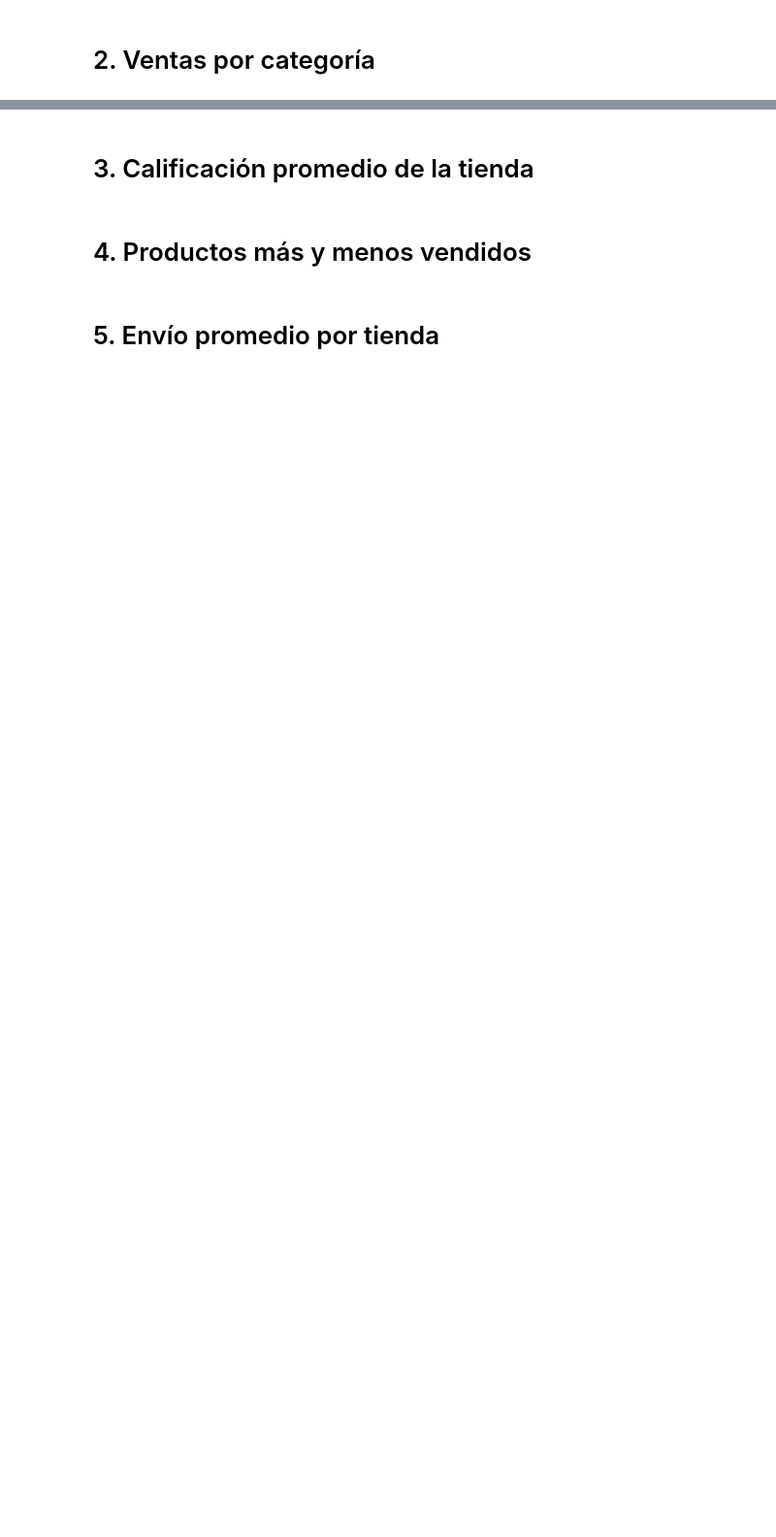
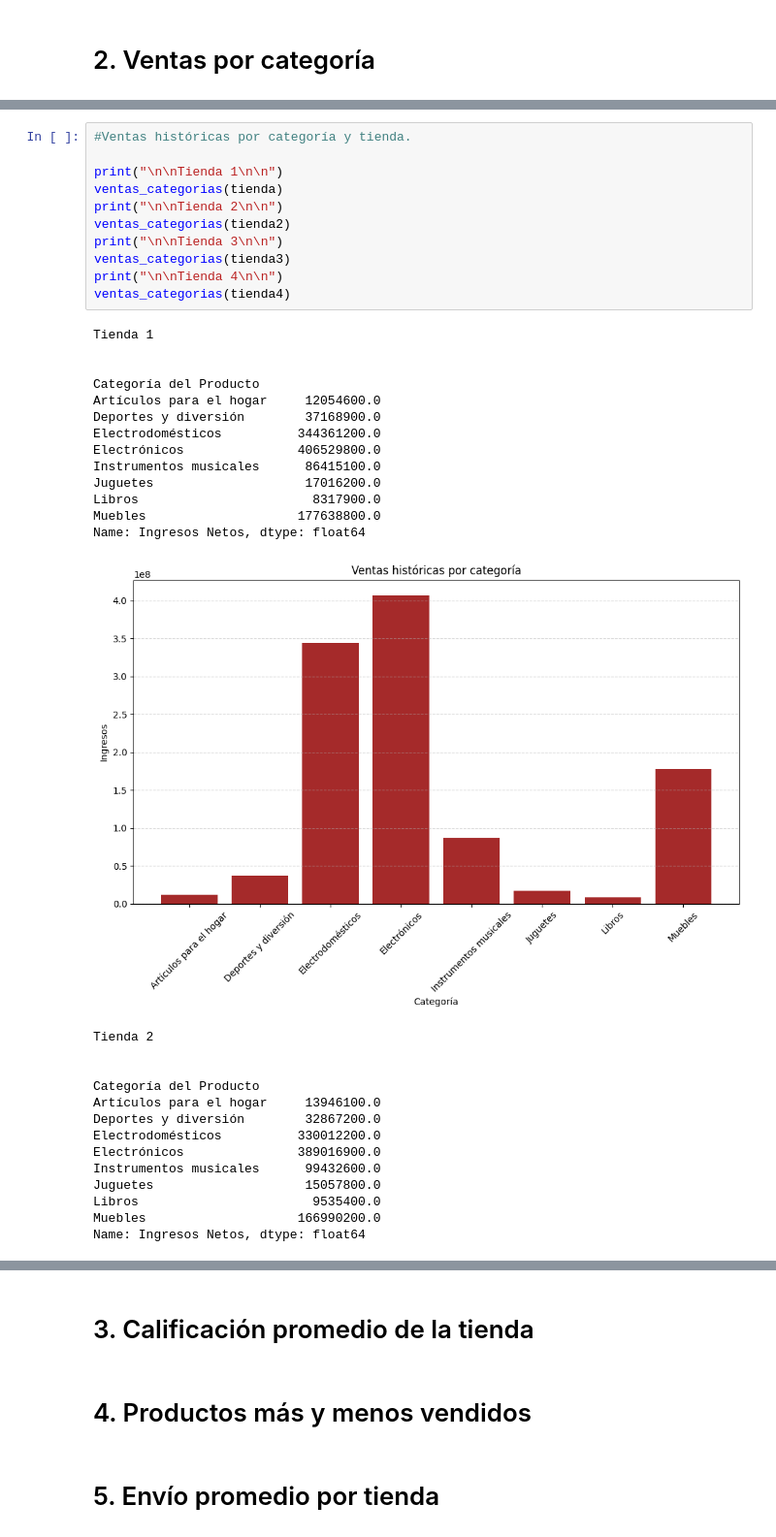
Before and after one commit to marsavil/challenge_1_ONE, a Jupyter notebook: AluraStoreLatam.ipynb, the cells around one changed output, grey strips where cells are left out. Shown at 97% size. Drawn from its saved outputs; the diff is of its cells as text; blank space fills up the shorter version.

```diff
--- a/AluraStoreLatam.ipynb
+++ b/AluraStoreLatam.ipynb
@@ -217,0 +173,39 @@ Name: Ingresos Netos, dtype: float64
+# %%
+#Ventas históricas por categoría y tienda.
+
+print("\n\nTienda 1\n\n")
+ventas_categorias(tienda)
+print("\n\nTienda 2\n\n")
+ventas_categorias(tienda2)
+print("\n\nTienda 3\n\n")
+ventas_categorias(tienda3)
+print("\n\nTienda 4\n\n")
+ventas_categorias(tienda4)
+# %% [output]
+Tienda 1
+
+
+Categoría del Producto
+Artículos para el hogar     12054600.0
+Deportes y diversión        37168900.0
+Electrodomésticos          344361200.0
+Electrónicos               406529800.0
+Instrumentos musicales      86415100.0
+Juguetes                    17016200.0
+Libros                       8317900.0
+Muebles                    177638800.0
+Name: Ingresos Netos, dtype: float64
+[figure, added]
+Tienda 2
+
+
+Categoría del Producto
+Artículos para el hogar     13946100.0
+Deportes y diversión        32867200.0
+Electrodomésticos          330012200.0
+Electrónicos               389016900.0
+Instrumentos musicales      99432600.0
+Juguetes                    15057800.0
+Libros                       9535400.0
+Muebles                    166990200.0
+Name: Ingresos Netos, dtype: float64
```
Also changed, not shown: parts of 9 cells of this notebook.
